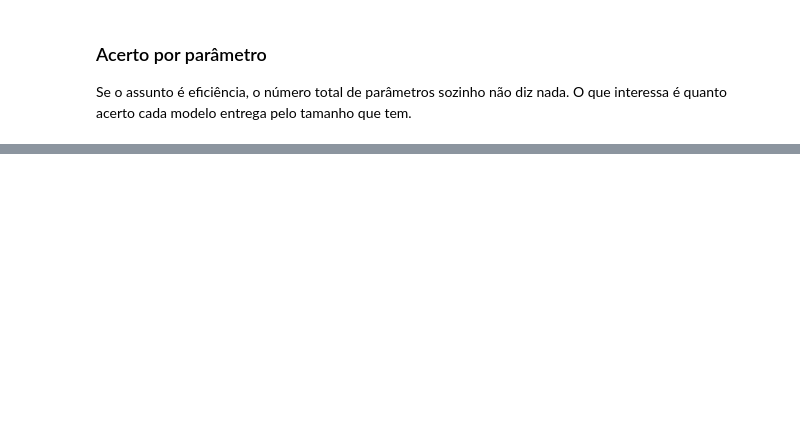
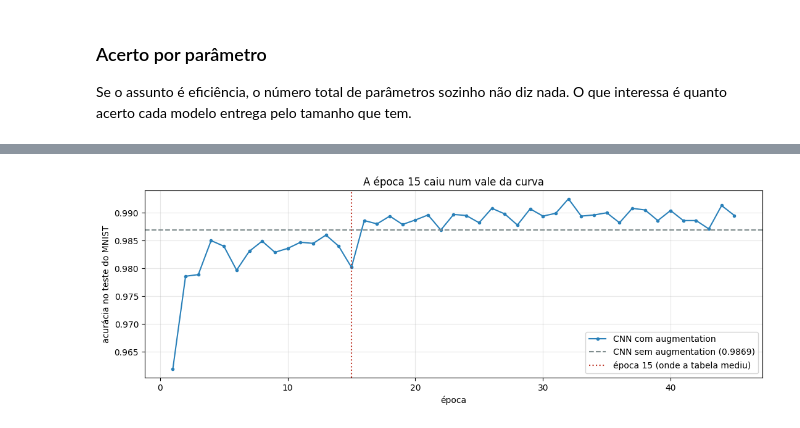
Before and after one commit to marcospontoexe/PUC, a Jupyter notebook: 23-Redes Neurais/atividade_1/mlp_vs_cnn_eficiencia.ipynb, the cells around one changed output, grey strips where cells are left out. Drawn from its saved outputs; the diff is of its cells as text; code cells hidden in the pictures; blank space fills up the shorter version.

```diff
--- a/23-Redes Neurais/atividade_1/mlp_vs_cnn_eficiencia.ipynb
+++ b/23-Redes Neurais/atividade_1/mlp_vs_cnn_eficiencia.ipynb
@@ -435,0 +439,20 @@ plt.show()
+# %%
+def camadas_de_augmentation():
+    """Transformacoes aleatorias aplicadas so durante o treino.
+
+    A semente explicita em cada camada deixa o experimento reproduzivel.
+    """
+    return [
+        RandomRotation(0.08, seed=SEMENTE),           # gira ate +/- 29 graus
+        RandomTranslation(0.10, 0.10, seed=SEMENTE),  # desloca ate 10% (uns 2,8 pixels)
+        RandomZoom(0.10, seed=SEMENTE),               # amplia ou reduz ate 10%
+    ]
+
+
+# mesmas arquiteturas, mesma semente, so que agora com as transformacoes plugadas
+resultados += [
+    roda_experimento("MLP + augmentation", monta_mlp, epocas=45,
+                     fabrica_transformacoes=camadas_de_augmentation),
+    roda_experimento("CNN + augmentation", monta_cnn, epocas=15,
+                     fabrica_transformacoes=camadas_de_augmentation),
+]
@@ -435,0 +544,20 @@ plt.show()
+# %%
+fig, eixo = plt.subplots(figsize=(11, 4))
+
+eixo.plot(curva["época"], curva["acurácia (MNIST)"], marker="o", markersize=3,
+          color="#2980b9", label="CNN com augmentation")
+eixo.axhline(acuracia_sem_aug, color="#7f8c8d", linestyle="--",
+             label=f"CNN sem augmentation ({acuracia_sem_aug:.4f})")
+eixo.axvline(15, color="#c0392b", linestyle=":", linewidth=1.5,
+             label="época 15 (onde a tabela mediu)")
+
+eixo.set_xlabel("época")
+eixo.set_ylabel("acurácia no teste do MNIST")
+eixo.set_title("A época 15 caiu num vale da curva")
+eixo.legend(loc="lower right")
+eixo.grid(alpha=0.3)
+
+plt.tight_layout()
+plt.show()
+# %% [output]
+[figure, added]
```
Also changed, not shown: parts of 35 cells of this notebook, 15 other files.
